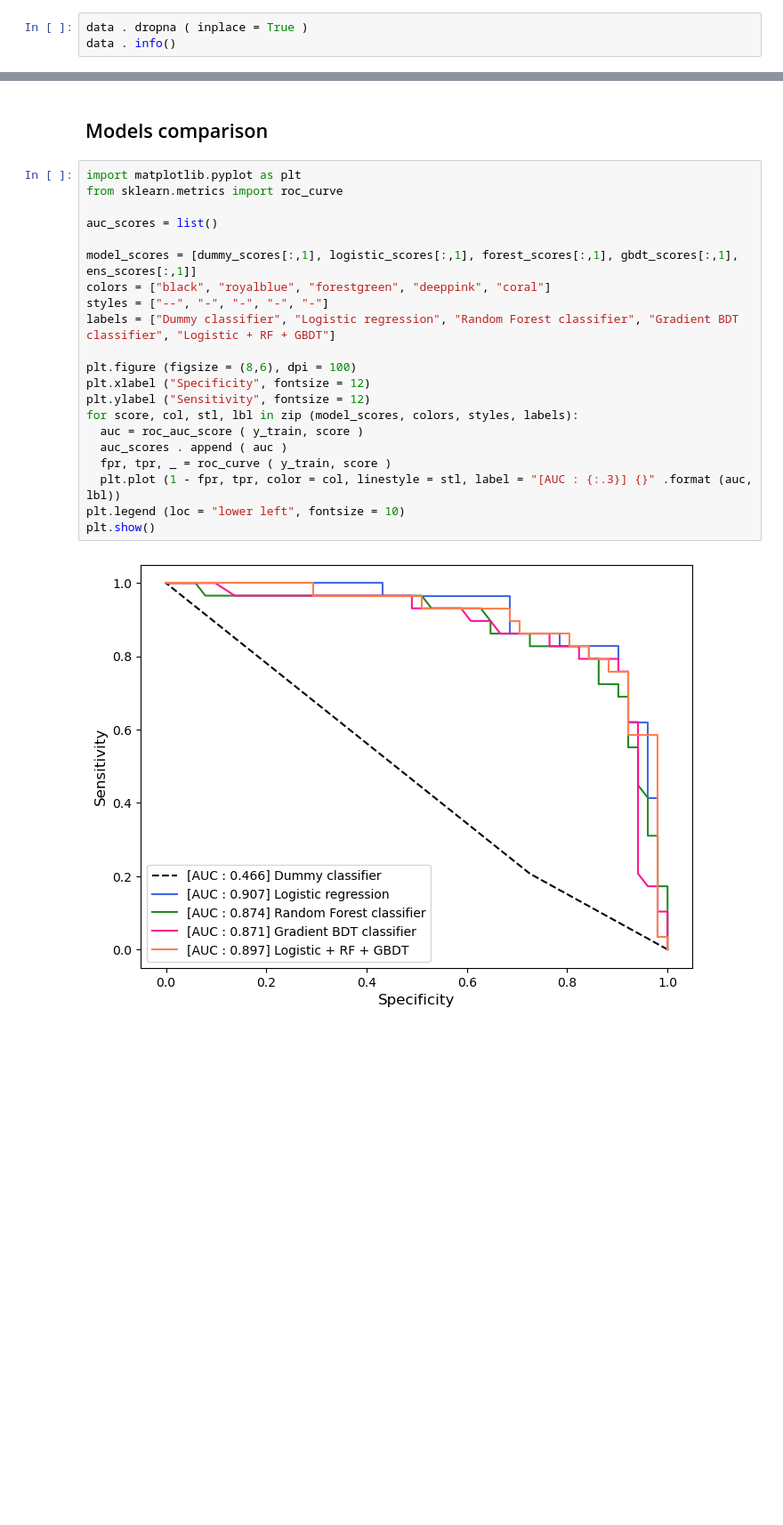
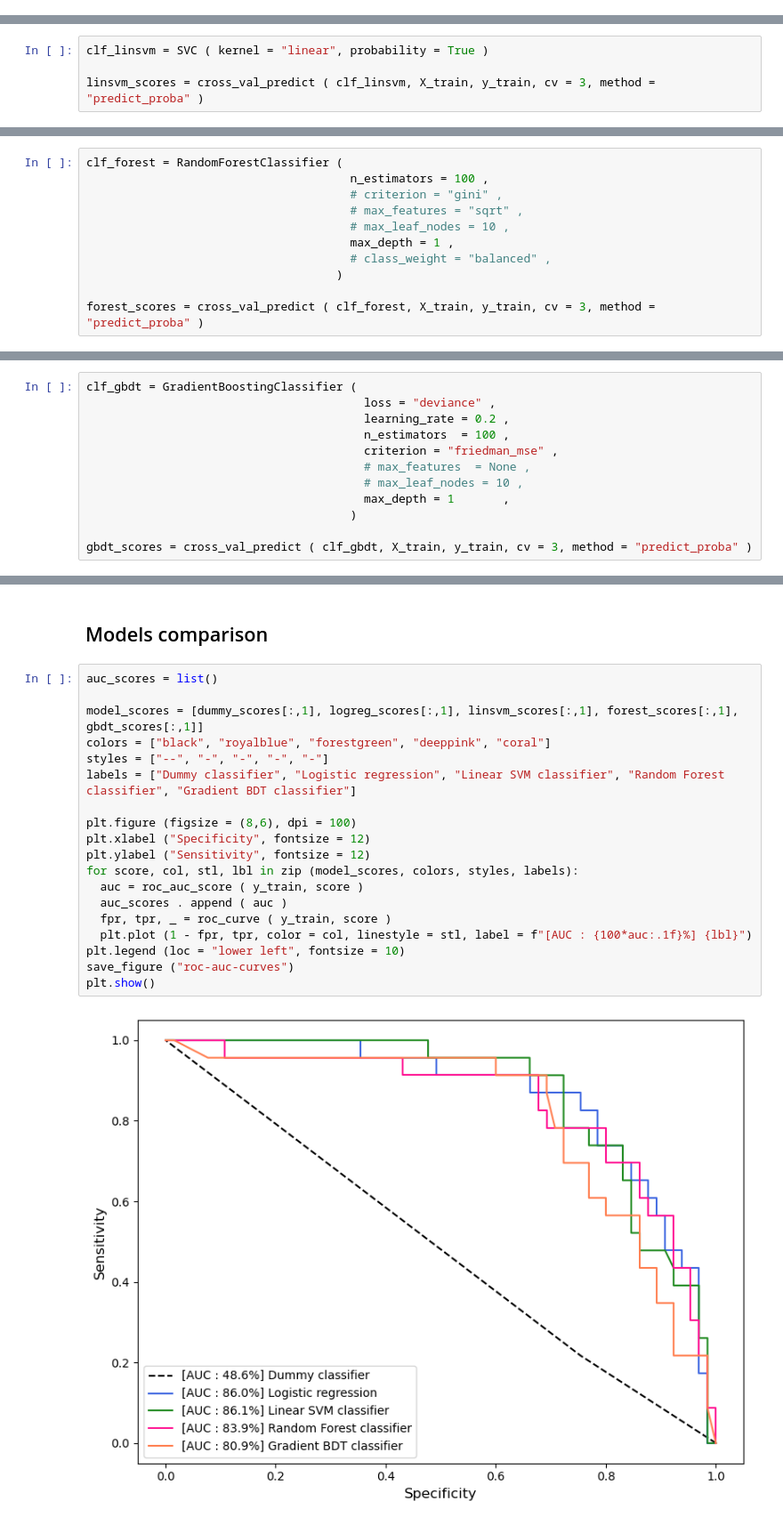
Before and after one commit to harel-coffee/mediastinal-lymphoma-classification-auto, a Jupyter notebook: 3_binary_classification.ipynb, the cells around one changed output, grey strips where cells are left out. Shown at 89% size. Drawn from its saved outputs; the diff is of its cells as text; blank space fills up the shorter version.

```diff
--- a/3_binary_classification.ipynb
+++ b/3_binary_classification.ipynb
@@ -49,3 +62,0 @@ memory usage: 18.6 KB
-# %%
-data . dropna ( inplace = True )
-data . info()
@@ -509,0 +170,4 @@ _ = precision_recall_scores ( y_train, y_train_pred_85, labels = ["HL", "NHL"],
+# %%
+clf_linsvm = SVC ( kernel = "linear", probability = True )
+
+linsvm_scores = cross_val_predict ( clf_linsvm, X_train, y_train, cv = 3, method = "predict_proba" )
@@ -509,0 +194,11 @@ _ = precision_recall_scores ( y_train, y_train_pred_85, labels = ["HL", "NHL"],
+# %%
+clf_forest = RandomForestClassifier (
+                                      n_estimators = 100 ,
+                                      # criterion = "gini" ,
+                                      # max_features = "sqrt" ,
+                                      # max_leaf_nodes = 10 ,
+                                      max_depth = 1 ,
+                                      # class_weight = "balanced" ,
+                                    )
+
+forest_scores = cross_val_predict ( clf_forest, X_train, y_train, cv = 3, method = "predict_proba" )
@@ -509,0 +225,12 @@ _ = precision_recall_scores ( y_train, y_train_pred_85, labels = ["HL", "NHL"],
+# %%
+clf_gbdt = GradientBoostingClassifier (
+                                        loss = "deviance" ,
+                                        learning_rate = 0.2 ,
+                                        n_estimators  = 100 ,
+                                        criterion = "friedman_mse" ,
+                                        # max_features  = None ,
+                                        # max_leaf_nodes = 10 ,
+                                        max_depth = 1       ,
+                                      )
+
+gbdt_scores = cross_val_predict ( clf_gbdt, X_train, y_train, cv = 3, method = "predict_proba" )
@@ -510,25 +255,23 @@ _ = precision_recall_scores ( y_train, y_train_pred_85, labels = ["HL", "NHL"],
 # %% [markdown]
 ## Models comparison
 # %%
-import matplotlib.pyplot as plt
-from sklearn.metrics import roc_curve
-
 auc_scores = list()
 
-model_scores = [dummy_scores[:,1], logistic_scores[:,1], forest_scores[:,1], gbdt_scores[:,1], ens_scores[:,1]]
+model_scores = [dummy_scores[:,1], logreg_scores[:,1], linsvm_scores[:,1], forest_scores[:,1], gbdt_scores[:,1]]
 colors = ["black", "royalblue", "forestgreen", "deeppink", "coral"]
 styles = ["--", "-", "-", "-", "-"]
-labels = ["Dummy classifier", "Logistic regression", "Random Forest classifier", "Gradient BDT classifier", "Logistic + RF + GBDT"]
+labels = ["Dummy classifier", "Logistic regression", "Linear SVM classifier", "Random Forest classifier", "Gradient BDT classifier"]
 
 plt.figure (figsize = (8,6), dpi = 100)
 plt.xlabel ("Specificity", fontsize = 12)
 plt.ylabel ("Sensitivity", fontsize = 12)
 for score, col, stl, lbl in zip (model_scores, colors, styles, labels):
   auc = roc_auc_score ( y_train, score )
   auc_scores . append ( auc )
   fpr, tpr, _ = roc_curve ( y_train, score )
-  plt.plot (1 - fpr, tpr, color = col, linestyle = stl, label = "[AUC : {:.3}] {}" .format (auc, lbl))
+  plt.plot (1 - fpr, tpr, color = col, linestyle = stl, label = f"[AUC : {100*auc:.1f}%] {lbl}")
 plt.legend (loc = "lower left", fontsize = 10)
+save_figure ("roc-auc-curves")
 plt.show()
 # %% [output]
-[figure, old version]
+[figure, new version]
```
Also changed, not shown: parts of 76 cells of this notebook, 54 other files.
